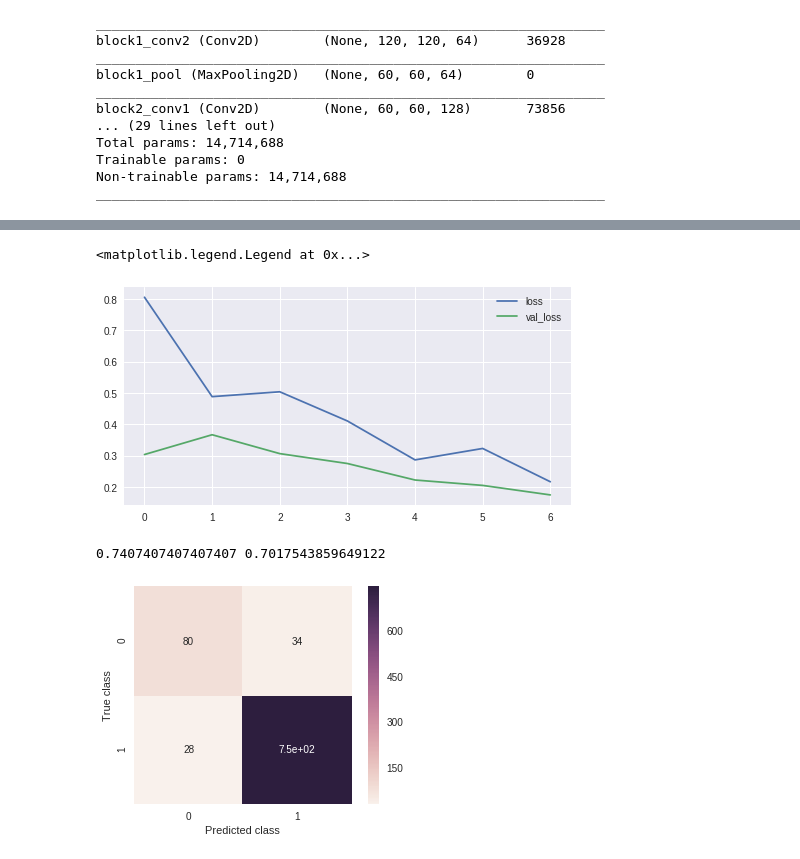
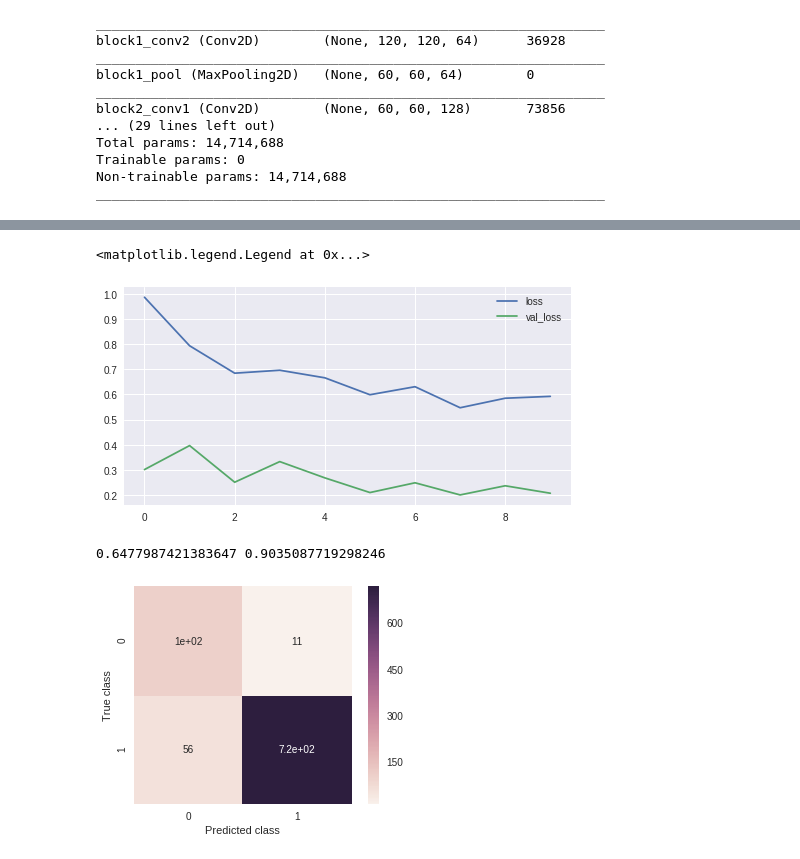
Before and after one commit to danimateos/hotdog-nohotdog, a Jupyter notebook: hotdognohotdog_datakonf_template.ipynb, the cells around one changed output, grey strips where cells are left out. Saved outputs shown, nothing was run; the diff lists cells and outputs as text; code cells hidden in the pictures.

```diff
--- a/hotdognohotdog_datakonf_template.ipynb
+++ b/hotdognohotdog_datakonf_template.ipynb
@@ -567,10 +561,10 @@ model.compile(loss='binary_crossentropy',
                      optimizer=Adam(lr=1e-3),
                      metrics=['acc'])
 
-vgg_history = model.fit_generator(train_generator,
+vgg_history_1 = model.fit_generator(train_generator_aug,
                                   class_weight = {0: 7, 1: 1},
                                   steps_per_epoch=20,
-                                  epochs=7,
+                                  epochs=10,
                                   validation_data=validation_generator,
                                   validation_steps=10)
 
@@ -595,18 +590,18 @@ Wall time: 1min 55s
 # %%
 f, axes = plt.subplots(1,1)
 
 f.set_size_inches(8,4)
 
-loss = vgg_history.history['loss']
-val_loss = vgg_history.history['val_loss']
+loss = vgg_history_1.history['loss']
+val_loss = vgg_history_1.history['val_loss']
 
 
 axes.plot(range(len(loss)), loss, label='loss')
 axes.plot(range(len(loss)), val_loss, label='val_loss')
 axes.legend()
 # %% [output]
 <matplotlib.legend.Legend at 0x...>
-[figure, old version]
+[figure, new version]
 # %%
 validation_generator_noshuffle.reset()
 predictions = model.predict_generator(validation_generator_noshuffle, steps=9)
@@ -621,5 +616,5 @@ recall = C[0][0] / (C[0,0] + C[0,1])
 
 print(precision, recall)
 # %% [output]
-0.7407407407407407 0.7017543859649122
+0.6477987421383647 0.9035087719298246
-[figure, old version]
+[figure, new version]
```
Also changed, not shown: parts of 20 cells of this notebook.
